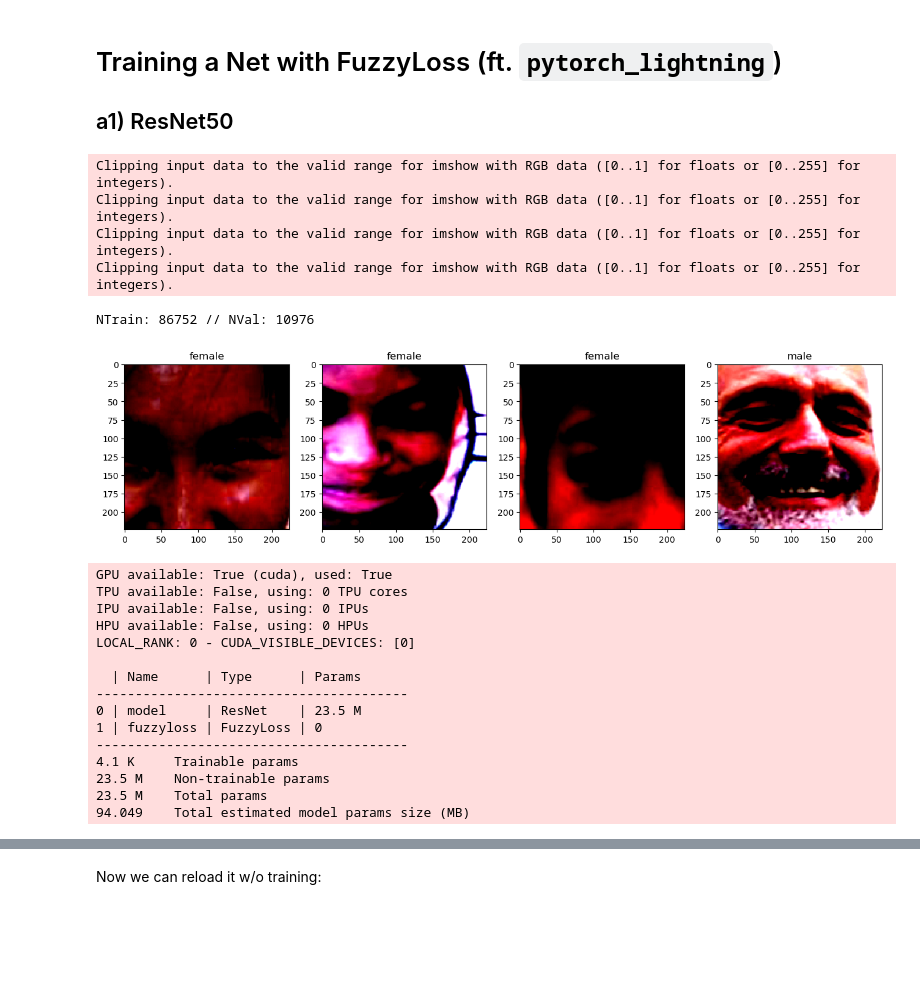
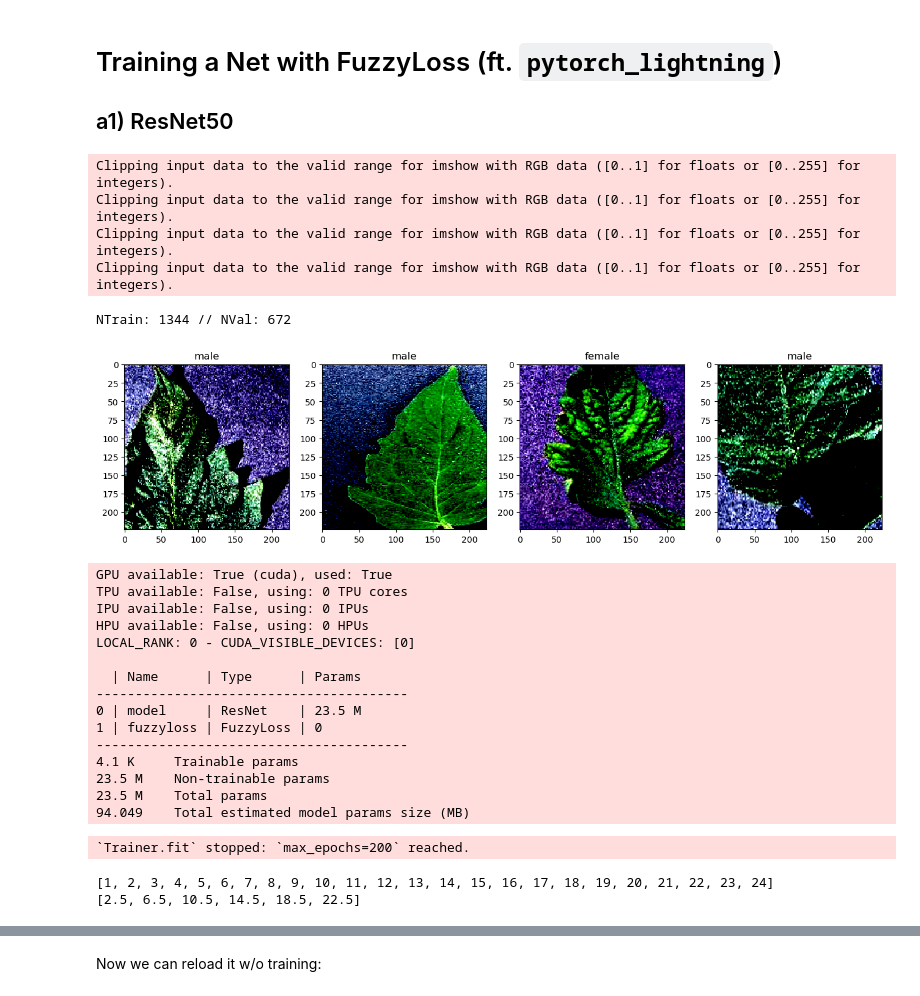
Before and after one commit to danibt656/final-thesis, a Jupyter notebook: src/FICAR.ipynb, the cells around one changed output, grey strips where cells are left out. Saved outputs shown, nothing was run; the diff lists cells and outputs as text; code cells hidden in the pictures; blank space fills up the shorter version.

Commit message:
test PlantVillage

```diff
--- a/src/FICAR.ipynb
+++ b/src/FICAR.ipynb
@@ -161,16 +161,16 @@ FuzzyLoss :  1.0661571
 # %%
 from System import get_dataloaders_from_path, plot_images_sample
 
-dataloaders, dataset_sizes, class_names = get_dataloaders_from_path('../data/FairFace/')
+dataloaders, dataset_sizes, class_names = get_dataloaders_from_path('../data/PlantVillage/')
 plot_images_sample(dataloaders['train'])
 print('NTrain:', len(dataloaders['train'])*32, '// NVal:', len(dataloaders['val'])*32) # 32-img batches
 # %% [output]
 Clipping input data to the valid range for imshow with RGB data ([0..1] for floats or [0..255] for integers).
 Clipping input data to the valid range for imshow with RGB data ([0..1] for floats or [0..255] for integers).
 Clipping input data to the valid range for imshow with RGB data ([0..1] for floats or [0..255] for integers).
 Clipping input data to the valid range for imshow with RGB data ([0..1] for floats or [0..255] for integers).
-NTrain: 86752 // NVal: 10976
+NTrain: 1344 // NVal: 672
-[figure, old version]
+[figure, new version]
 # %%
 from torchvision.models import resnet50
 
@@ -212,7 +213,7 @@ class ResNetCustom(pl.LightningModule):
                                 epochs=EPOCHS,
         )}
 # %%
-model = ResNetCustom(gamma=0., class_sizes=[51778,45920])
+model = ResNetCustom(gamma=0., class_sizes=[1591,373])
 trainer = pl.Trainer(gpus=1, max_epochs=EPOCHS, devices=1, accelerator="gpu")
 trainer.fit(model, dataloaders['train'])
 # %% [output]
@@ -231,3 +232,13 @@ LOCAL_RANK: 0 - CUDA_VISIBLE_DEVICES: [0]
 23.5 M    Non-trainable params
 23.5 M    Total params
 94.049    Total estimated model params size (MB)
+`Trainer.fit` stopped: `max_epochs=200` reached.
+# %%
+a = [i for i in range(1,25)]
+print(a)
+splits=4
+b = [sum(a[i:i + splits])/splits for i in range(0, len(a), splits)]
+print(b)
+# %% [output]
+[1, 2, 3, 4, 5, 6, 7, 8, 9, 10, 11, 12, 13, 14, 15, 16, 17, 18, 19, 20, 21, 22, 23, 24]
+[2.5, 6.5, 10.5, 14.5, 18.5, 22.5]
```
Also changed, not shown: parts of 5 cells of this notebook, 1 other file.
